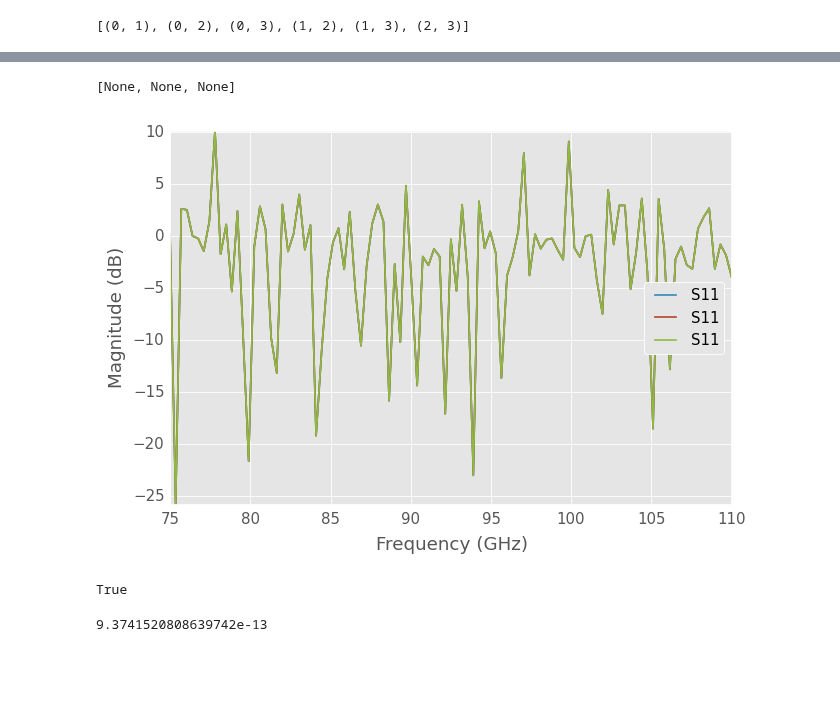
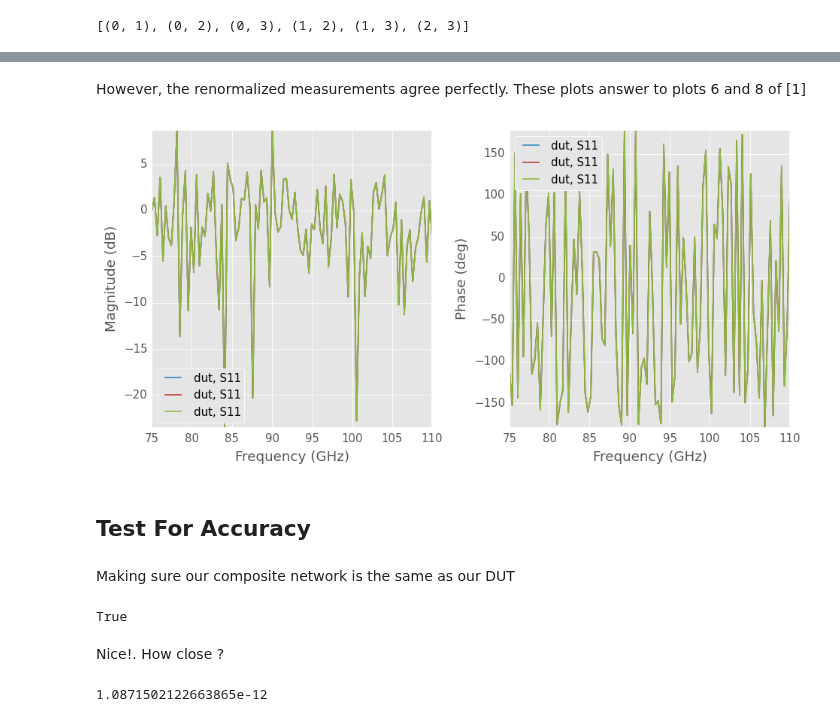
Before and after one commit to scikit-rf/examples, a Jupyter notebook: Measuring a Mutiport Device with a 2-Port Network Analyzer.ipynb, the cells around one changed output, grey strips where cells are left out. Drawn from its saved outputs; the diff is of its cells as text; code cells hidden in the pictures; blank space fills up the shorter version.

```diff
--- a/Measuring a Mutiport Device with a 2-Port Network Analyzer.ipynb
+++ b/Measuring a Mutiport Device with a 2-Port Network Analyzer.ipynb
@@ -75,7 +75,7 @@ for a,b in port_combos:
     e = where(ports[ports!=c]==d)[0][0]
 
     # connect loads
-    three_port = rf.connect(four_port,c, loads[c],0)
+    three_port = rf.connect(dut,c, loads[c],0)
     two_port =  rf.connect(three_port,e, loads[d],0)
 
     # save raw and renormalized 2-port subnetworks
@@ -114,6 +128,18 @@ rf.NS([measured[k] for k in measured if k[0]=='0']).plot_s_db(0,0)
+# %% [markdown]
+However, the renormalized measurements agree perfectly. These plots answer to plots 6 and 8 of [1]
 # %%
-rf.NS([measured_renorm[k] for k in measured_renorm if k[0]=='0']).plot_s_db(0,0)
+s11_set = rf.NS([measured_renorm[k] for k in measured_renorm if k[0]=='0'])
+
+figure(figsize = (8,4))
+subplot(121)
+s11_set .plot_s_db(0,0)
+subplot(122)
+s11_set .plot_s_deg(0,0)
+tight_layout()
 # %% [output]
-[None, None, None]
-[figure, old version]
+[figure, new version]
+# %% [markdown]
+## Test For Accuracy
+# %% [markdown]
+Making sure our composite network is the same as our DUT
 # %%
@@ -121,6 +147,8 @@ composite == four_port
 # %% [output]
 True
+# %% [markdown]
+Nice!. How close ?
 # %%
-sum((composite - four_port).s_mag)
+sum((composite - dut).s_mag)
 # %% [output]
-9.3741520808639742e-13
+1.0871502122663865e-12
```
Also changed, not shown: parts of 15 cells of this notebook.
